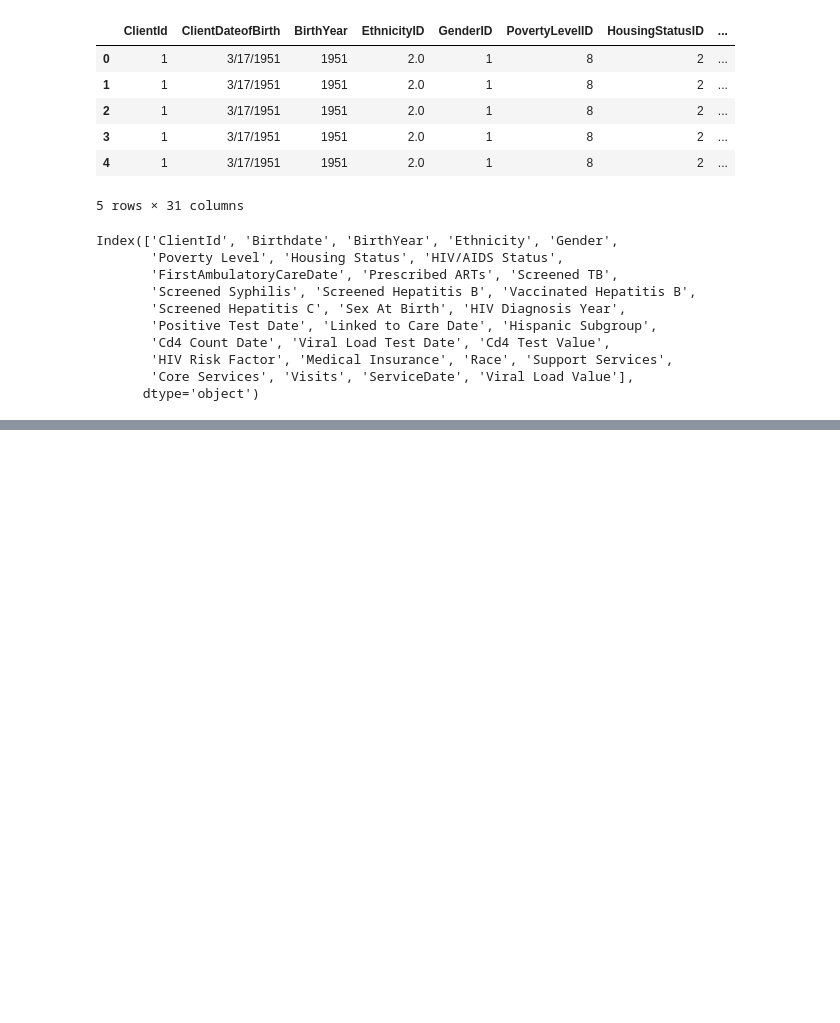
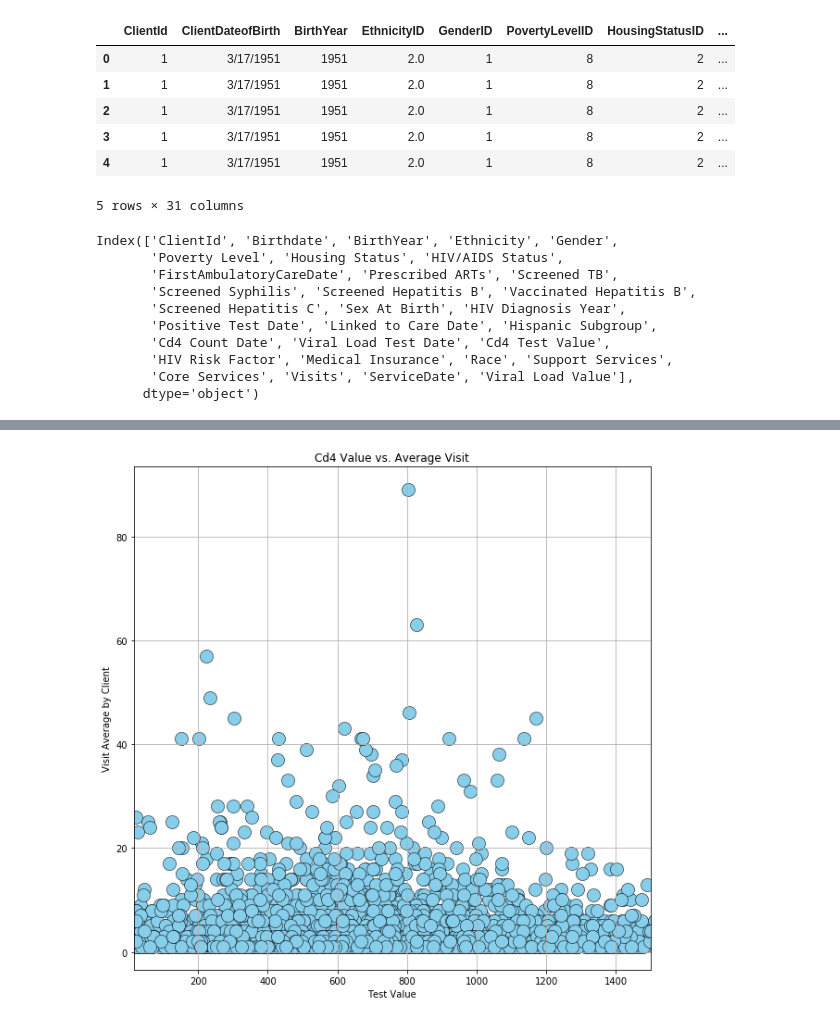
Before and after one commit to rihamramadan/Project-1, a Jupyter notebook: Merged Files.ipynb, the cells around one changed output, grey strips where cells are left out. Saved outputs shown, nothing was run; the diff lists cells and outputs as text; code cells hidden in the pictures; blank space fills up the shorter version.

```diff
--- a/Merged Files.ipynb
+++ b/Merged Files.ipynb
@@ -383,0 +414,6 @@ plt.show()
+# %%
+cd4_load_df = master_df.loc[:, ["ClientId", "Cd4 Count Date","Cd4 Test Value","Core Services","Visits"]]
+cd4_dedupe_df = cd4_load_df.sort_values(by=['Cd4 Count Date']).drop_duplicates(subset='ClientId', keep='last')
+cd4_cleaned_df = cd4_dedupe_df[~cd4_dedupe_df['Cd4 Test Value'].isin(['NaN'])]
+
+cd4_cleaned_df.head()
@@ -383,0 +427,20 @@ plt.show()
+# %%
+Cd4 = cd4_cleaned_df.groupby('ClientId')['Cd4 Test Value'].mean()
+visits = cd4_cleaned_df.groupby('ClientId').mean()['Visits']
+
+plt.scatter(Cd4,visits,
+            s=200, c="skyblue",
+            edgecolor="black", linewidths=.5, marker="o",
+            alpha=1.0, label="Cd4 Value")
+
+plt.title("Cd4 Value vs. Average Visit")
+plt.ylabel("Visit Average by Client")
+plt.xlabel("Test Value")
+plt.xlim((15,1500))
+plt.grid(True)
+
+plt.gcf().set_size_inches((10, 10))
+
+plt.show()
+# %% [output]
+[figure, added]
```
Also changed, not shown: parts of 15 cells of this notebook, 1 other file.
